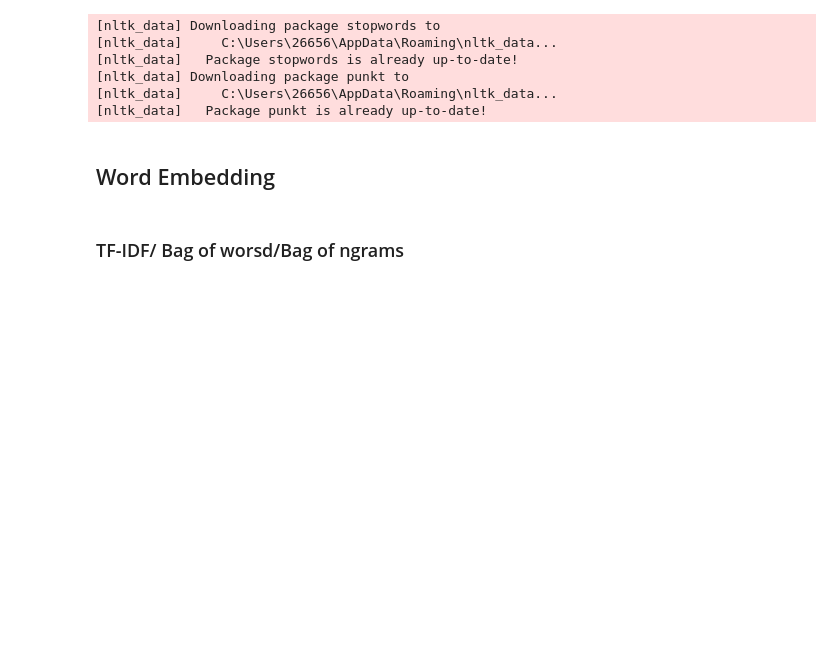
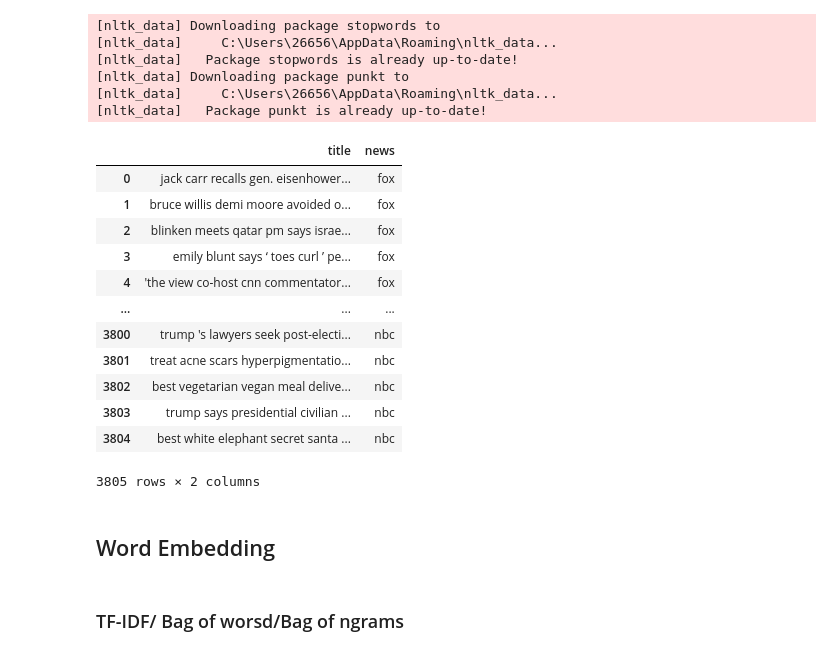
Before and after one commit to Carperis/CIS5190_Final_Project, a Jupyter notebook: model.ipynb, the cells around one changed output. Saved outputs shown, nothing was run; the diff lists cells and outputs as text; code cells hidden in the pictures; blank space fills up the shorter version.

```diff
--- a/model.ipynb
+++ b/model.ipynb
@@ -19,7 +19,7 @@ from nltk.tokenize import word_tokenize
 import nltk
 pd.options.display.max_colwidth = None
 # %%
-df=pd.read_csv('./data/data.csv',usecols=['title', 'news'] ,encoding = "ISO-8859-1")
+df=pd.read_csv('./data/data.csv',usecols=['title', 'news'])
 # %%
 df.head()
 # %% [output]
@@ -55,4 +55,20 @@ df['title'] = df['title'].apply(clean_text)
 [nltk_data] Downloading package punkt to
 [nltk_data]     C:\Users\26656\AppData\Roaming\nltk_data...
 [nltk_data]   Package punkt is already up-to-date!
+# %%
+df
+# %% [output]
+|  | title | news |
+| 0 | jack carr recalls gen. eisenhower... | fox |
+| 1 | bruce willis demi moore avoided o... | fox |
+| 2 | blinken meets qatar pm says israe... | fox |
+| 3 | emily blunt says ‘ toes curl ’ pe... | fox |
+| 4 | 'the view co-host cnn commentator... | fox |
+| ... | ... | ... |
+| 3800 | trump 's lawyers seek post-electi... | nbc |
+| 3801 | treat acne scars hyperpigmentatio... | nbc |
+| 3802 | best vegetarian vegan meal delive... | nbc |
+| 3803 | trump says presidential civilian ... | nbc |
+| 3804 | best white elephant secret santa ... | nbc |
+3805 rows × 2 columns
 # %%
```
Also changed, not shown: parts of 14 cells of this notebook.
